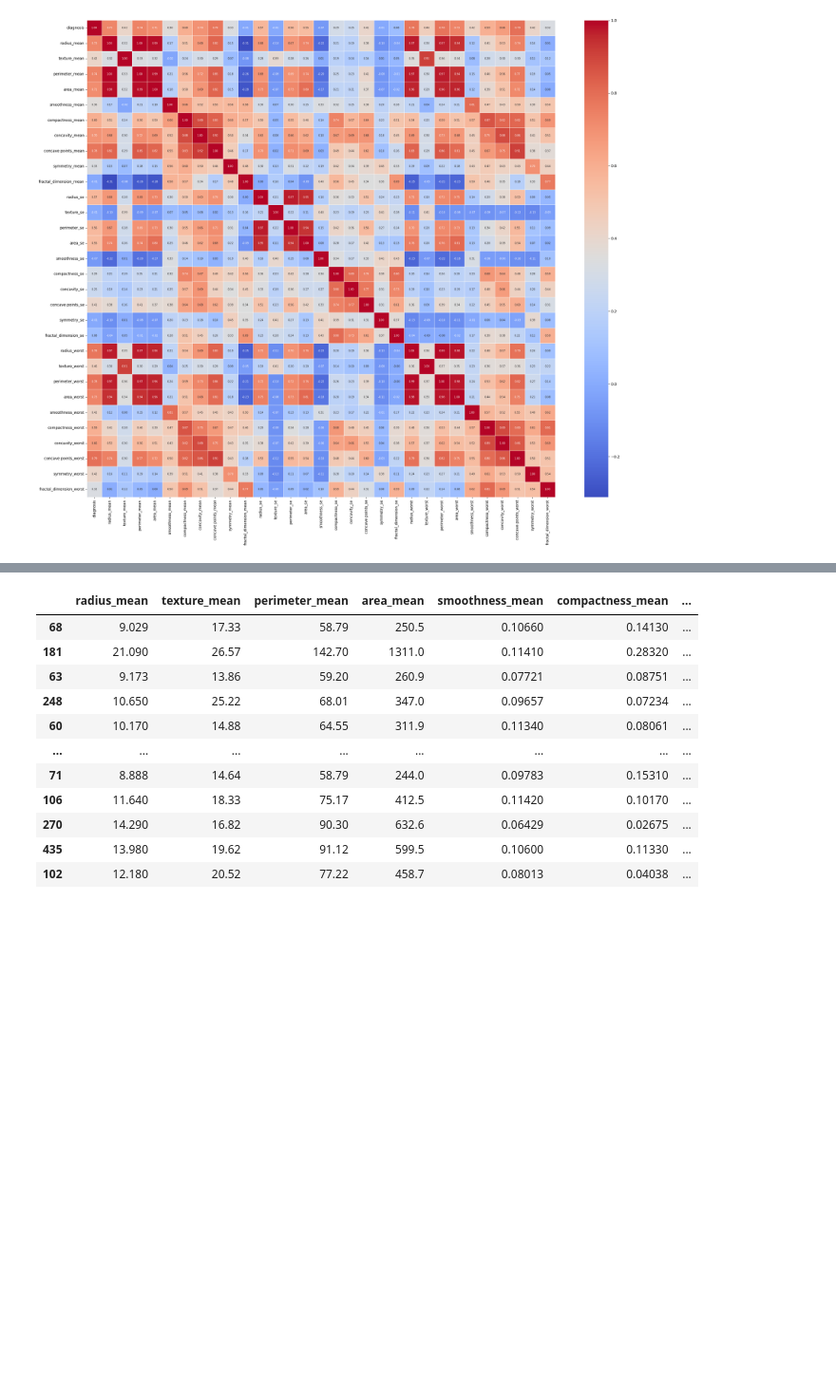
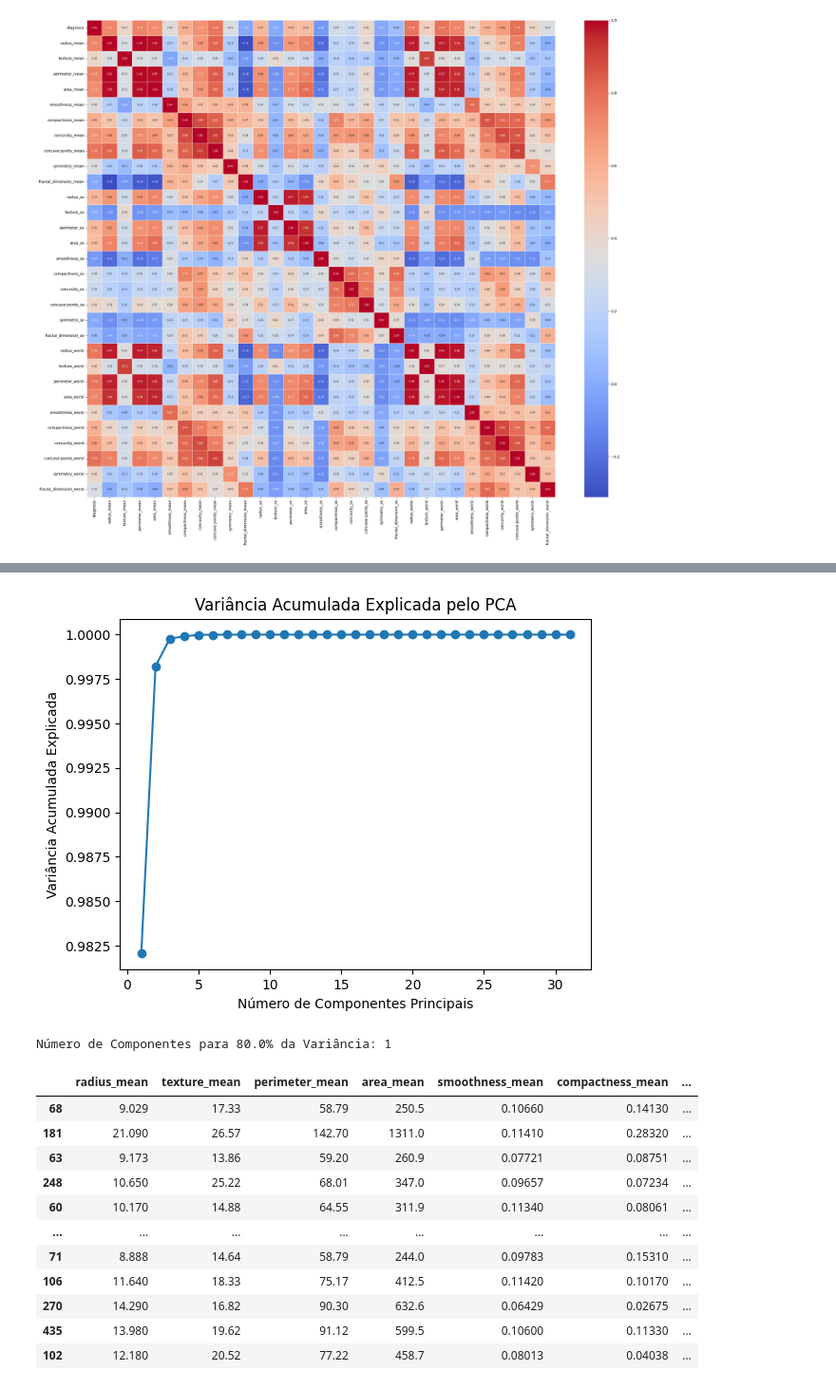
Before and after one commit to pedroprcgm/fiap-ia-dev, a Jupyter notebook: breast_cancer_v2/cancer_classification.ipynb, the cells around one changed output, grey strips where cells are left out. Shown at 95% size. Saved outputs shown, nothing was run; the diff lists cells and outputs as text; code cells hidden in the pictures; blank space fills up the shorter version.

```diff
--- a/breast_cancer_v2/cancer_classification.ipynb
+++ b/breast_cancer_v2/cancer_classification.ipynb
@@ -103,3 +238,27 @@ y = dadosParciais.diagnosis # linear (1 coluna) - sempre minúsculo
+# %%
+# Calcula a variância explicada acumulada
+pca = PCA()
+pca.fit(dadosParciais)
+variancia_cumulativa = np.cumsum(pca.explained_variance_ratio_)
+# Visualização da variância explicada acumulada
+plt.plot(range(1, len(variancia_cumulativa) + 1), variancia_cumulativa, marker='o')
+plt.xlabel('Número de Componentes Principais')
+plt.ylabel('Variância Acumulada Explicada')
+plt.title('Variância Acumulada Explicada pelo PCA')
+plt.show()
+# %% [output]
+[figure, added]
+# %%
+# Vamos definir um limiar de 80%, ou seja, queremos obter uma porcentagem de explicancia sobre
+# nossos dados de igual a 80%
+limiar_de_variancia = 0.80
+
+# Encontrar o número de componentes necessários para atingir ou ultrapassar o limiar
+num_de_pca = np.argmax(variancia_cumulativa >= limiar_de_variancia) + 1
+
+print(f"Número de Componentes para {limiar_de_variancia * 100}% da Variância: {num_de_pca}")
+# %% [output]
+Número de Componentes para 80.0% da Variância: 1
 # %%
 # Divisão treino/teste (80/20) sem estratificação
 X_train, X_test, y_train, y_test = train_test_split(X, y, test_size=0.2, random_state=42)
```
Also changed, not shown: parts of 12 cells of this notebook.
